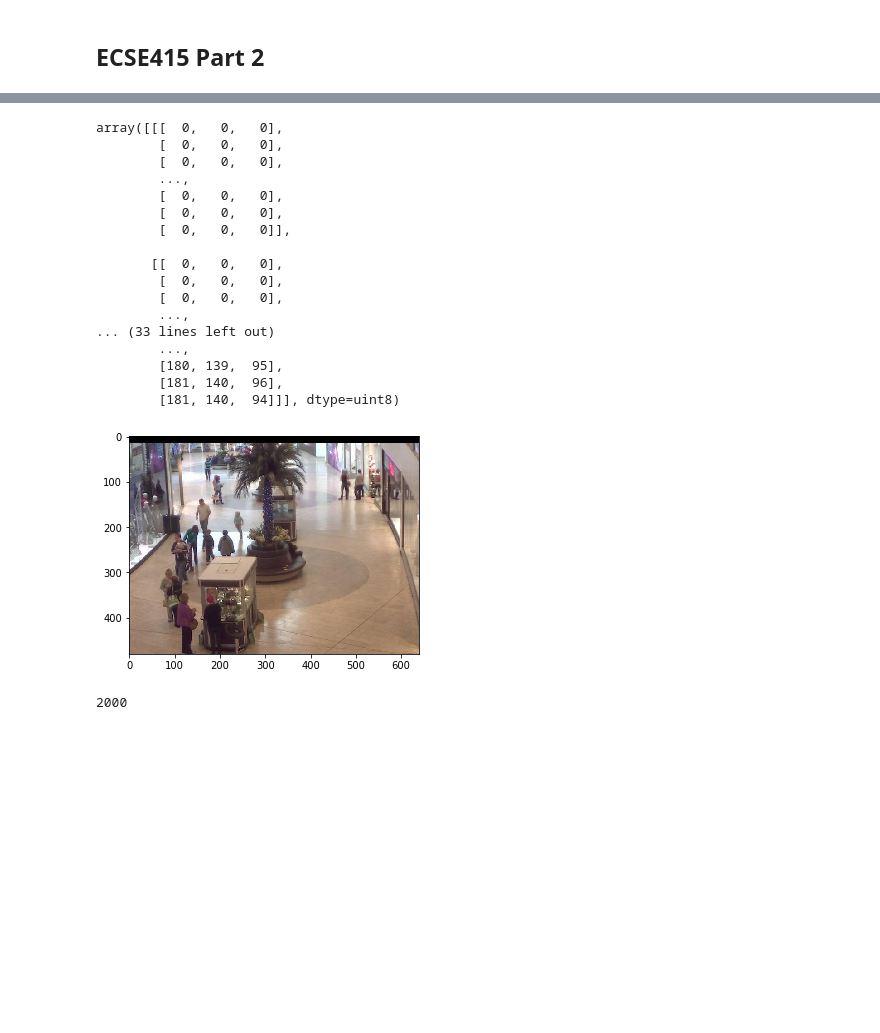
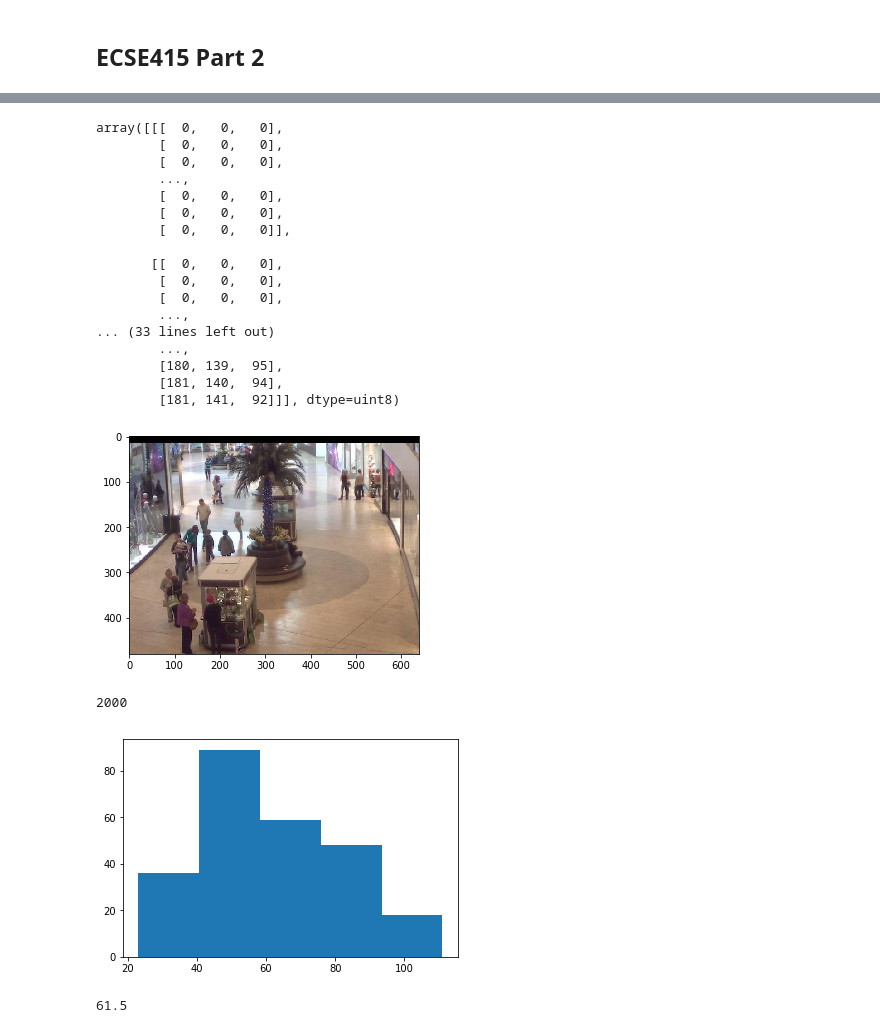
Before and after one commit to KarineMellata/ECSE415_FinalProject, a Jupyter notebook: Part2.ipynb, the cells around one changed output, grey strips where cells are left out. Drawn from its saved outputs; the diff is of its cells as text; code cells hidden in the pictures; blank space fills up the shorter version.

```diff
--- a/Part2.ipynb
+++ b/Part2.ipynb
@@ -19,7 +35,7 @@ Drive already mounted at /content/drive; to attempt to forcibly remount, call dr
 # %%
 def read_image(number, display=False):
-    path = './drive/MyDrive/frames/seq_{}.jpg'.format(str(number).zfill(6))
-    img = cv2.imread(path)
+    path = './frames/frames/seq_{}.jpg'.format(str(number).zfill(6))
+    img = cv2.imread(path, cv2.IMREAD_UNCHANGED)
     img = cv2.cvtColor(img, cv2.COLOR_BGR2RGB)
     if display:
         plt.imshow(img)
@@ -42,8 +58,8 @@ array([[[  0,   0,   0],
 ... (33 lines left out)
         ...,
         [180, 139,  95],
-        [181, 140,  96],
-        [181, 140,  94]]], dtype=uint8)
+        [181, 140,  94],
+        [181, 141,  92]]], dtype=uint8)
 [figure]
 # %%
 frames = []
@@ -62,3 +78,11 @@ for b in people_boxes:
     img = frames[idx-1]
     cropped_img = img[y:y+h,x:x+w]
     list_boxes.append(cropped_img)
+# %%
+height = [list_boxes[i].shape[0] for i in range(0, 250)]
+plt.hist(height, bins=5)
+plt.show()
+print(mean(height))
+# %% [output]
+[figure, added]
+61.5
```
Also changed, not shown: parts of 10 cells of this notebook, 3 other files.
